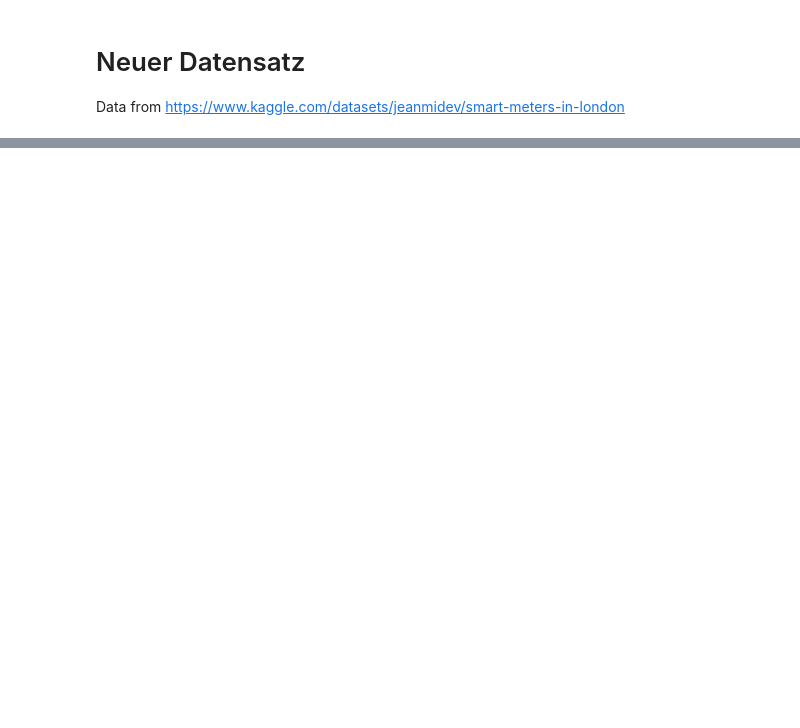
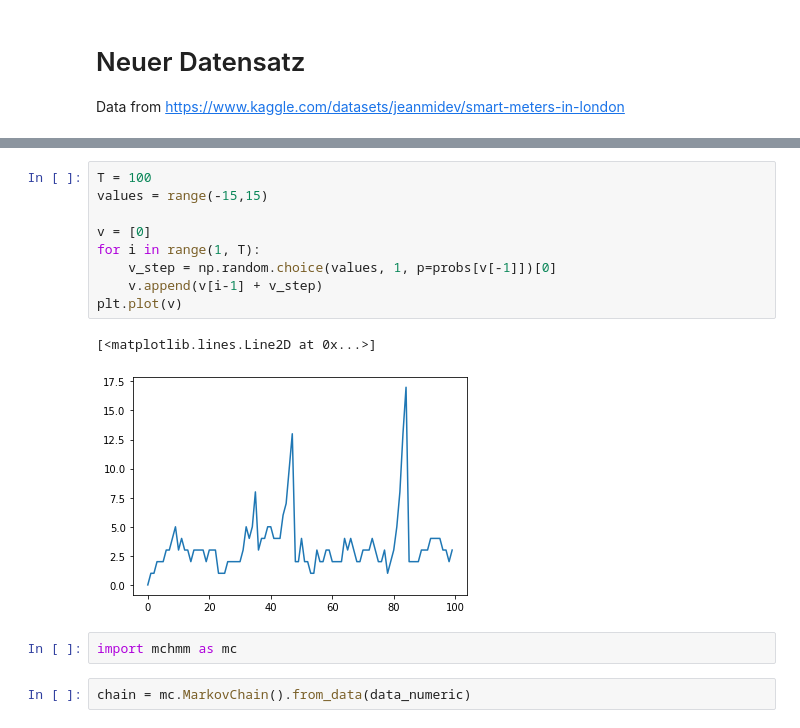
Before and after one commit to simonsuetterlin/SmartGrid, a Jupyter notebook: data_processing.ipynb, the cells around one changed output, grey strips where cells are left out. Drawn from its saved outputs; the diff is of its cells as text; blank space fills up the shorter version.

Commit message:
markov chain

```diff
--- a/data_processing.ipynb
+++ b/data_processing.ipynb
@@ -59,0 +96,16 @@ plot_data(2000,200)
+# %%
+T = 100
+values = range(-15,15)
+
+v = [0]
+for i in range(1, T):
+    v_step = np.random.choice(values, 1, p=probs[v[-1]])[0]
+    v.append(v[i-1] + v_step)
+plt.plot(v)
+# %% [output]
+[<matplotlib.lines.Line2D at 0x...>]
+[figure, added]
+# %%
+import mchmm as mc
+# %%
+chain = mc.MarkovChain().from_data(data_numeric)
```
Also changed, not shown: parts of 26 cells of this notebook.
